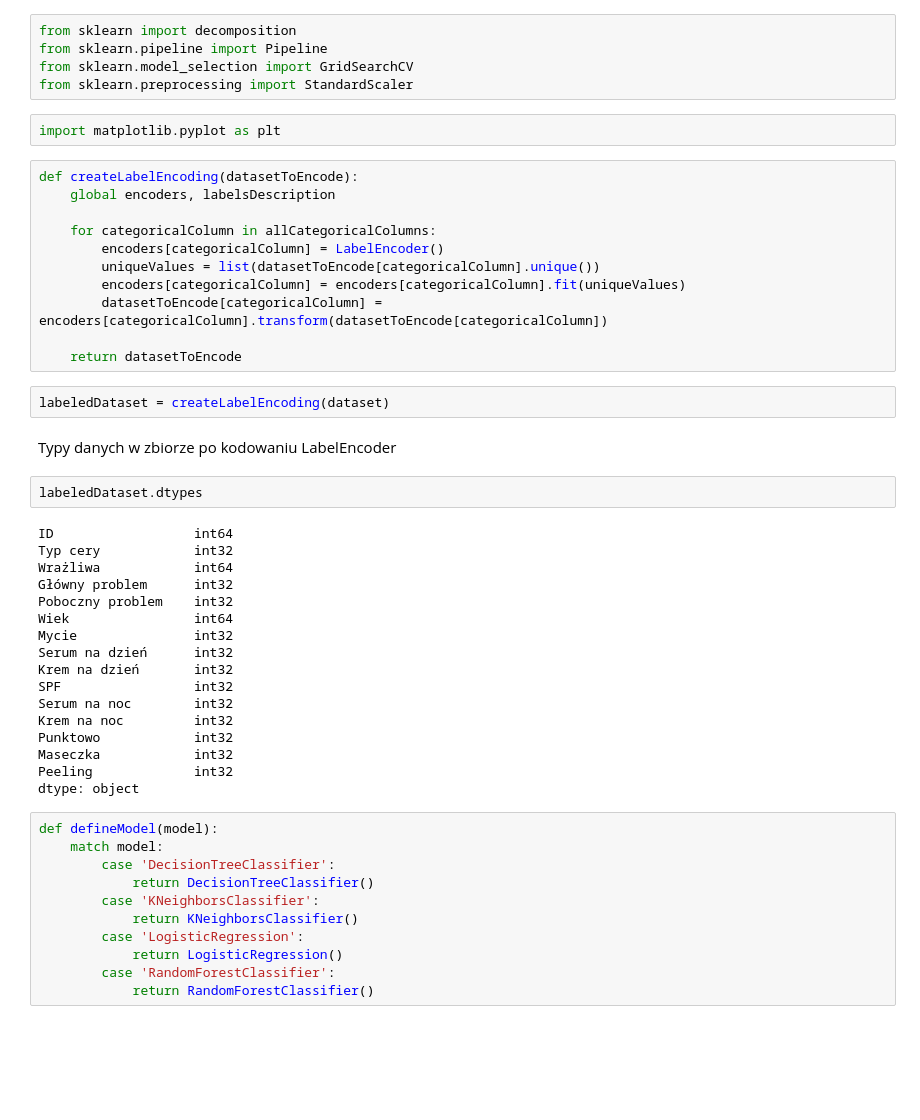
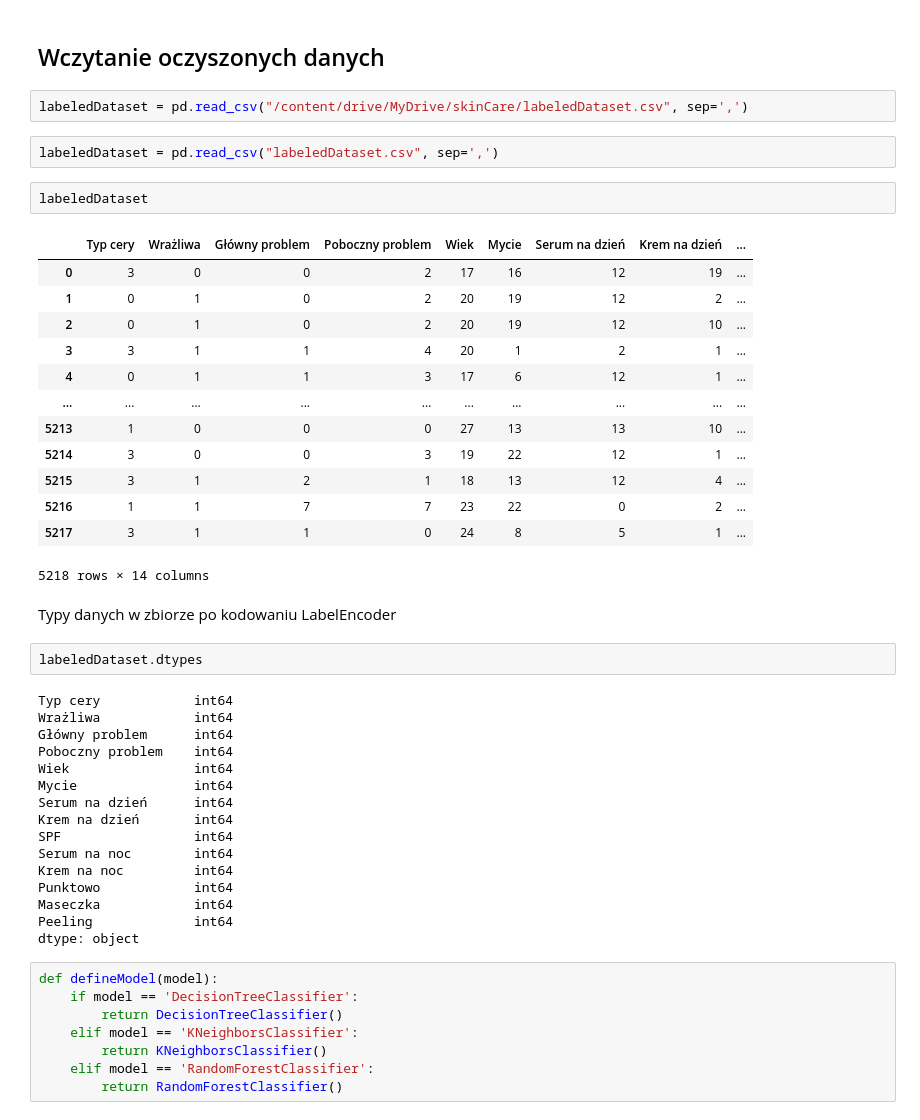
Before and after one commit to suzejka/skinCare, a Jupyter notebook: Model_validation_s20943.ipynb, the cells around one changed output. Saved outputs shown, nothing was run; the diff lists cells and outputs as text; blank space fills up the shorter version.

```diff
--- a/Model_validation_s20943.ipynb
+++ b/Model_validation_s20943.ipynb
@@ -141,52 +159,50 @@ def getProblemColumnIndex(problemName):
-# %%
-from sklearn import decomposition
-from sklearn.pipeline import Pipeline
-from sklearn.model_selection import GridSearchCV
-from sklearn.preprocessing import StandardScaler
-# %%
-import matplotlib.pyplot as plt
-# %%
-def createLabelEncoding(datasetToEncode):
-    global encoders, labelsDescription
-
-    for categoricalColumn in allCategoricalColumns:
-        encoders[categoricalColumn] = LabelEncoder()
-        uniqueValues = list(datasetToEncode[categoricalColumn].unique())
-        encoders[categoricalColumn] = encoders[categoricalColumn].fit(uniqueValues)
-        datasetToEncode[categoricalColumn] = encoders[categoricalColumn].transform(datasetToEncode[categoricalColumn])
-
-    return datasetToEncode
+# %% [markdown]
+## Wczytanie oczyszonych danych
+# %%
+labeledDataset = pd.read_csv("/content/drive/MyDrive/skinCare/labeledDataset.csv", sep=',')
+# %%
+labeledDataset = pd.read_csv("labeledDataset.csv", sep=',')
 # %%
-labeledDataset = createLabelEncoding(dataset)
+labeledDataset
+# %% [output]
+|  | Typ cery | Wrażliwa | Główny problem | Poboczny problem | Wiek | Mycie | Serum na dzień | Krem na dzień | ... |
+| 0 | 3 | 0 | 0 | 2 | 17 | 16 | 12 | 19 | ... |
+| 1 | 0 | 1 | 0 | 2 | 20 | 19 | 12 | 2 | ... |
+| 2 | 0 | 1 | 0 | 2 | 20 | 19 | 12 | 10 | ... |
+| 3 | 3 | 1 | 1 | 4 | 20 | 1 | 2 | 1 | ... |
+| 4 | 0 | 1 | 1 | 3 | 17 | 6 | 12 | 1 | ... |
+| ... | ... | ... | ... | ... | ... | ... | ... | ... | ... |
+| 5213 | 1 | 0 | 0 | 0 | 27 | 13 | 13 | 10 | ... |
+| 5214 | 3 | 0 | 0 | 3 | 19 | 22 | 12 | 1 | ... |
+| 5215 | 3 | 1 | 2 | 1 | 18 | 13 | 12 | 4 | ... |
+| 5216 | 1 | 1 | 7 | 7 | 23 | 22 | 0 | 2 | ... |
+| 5217 | 3 | 1 | 1 | 0 | 24 | 8 | 5 | 1 | ... |
+5218 rows × 14 columns
 # %% [markdown]
 Typy danych w zbiorze po kodowaniu LabelEncoder
 # %%
 labeledDataset.dtypes
 # %% [output]
-ID                  int64
-Typ cery            int32
+Typ cery            int64
 Wrażliwa            int64
-Główny problem      int32
-Poboczny problem    int32
+Główny problem      int64
+Poboczny problem    int64
 Wiek                int64
-Mycie               int32
-Serum na dzień      int32
-Krem na dzień       int32
-SPF                 int32
-Serum na noc        int32
-Krem na noc         int32
-Punktowo            int32
-Maseczka            int32
-Peeling             int32
+Mycie               int64
+Serum na dzień      int64
+Krem na dzień       int64
+SPF                 int64
+Serum na noc        int64
+Krem na noc         int64
+Punktowo            int64
+Maseczka            int64
+Peeling             int64
 dtype: object
 # %%
 def defineModel(model):
-    match model:
-        case 'DecisionTreeClassifier':
-            return DecisionTreeClassifier()
-        case 'KNeighborsClassifier':
-            return KNeighborsClassifier()
-        case 'LogisticRegression':
-            return LogisticRegression()
-        case 'RandomForestClassifier':
-            return RandomForestClassifier()
+    if model == 'DecisionTreeClassifier':
+        return DecisionTreeClassifier()
+    elif model == 'KNeighborsClassifier':
+        return KNeighborsClassifier()
+    elif model == 'RandomForestClassifier':
+        return RandomForestClassifier()
```
Also changed, not shown: parts of 39 cells of this notebook, 20 other files.
